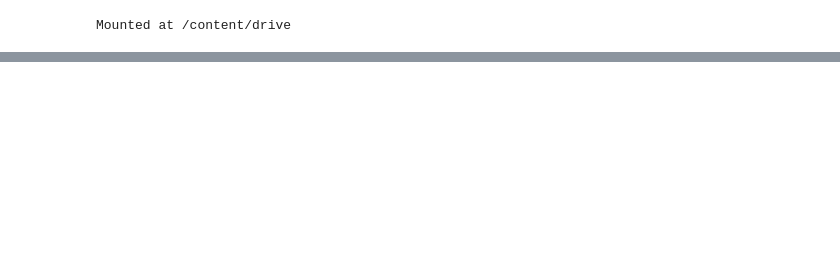
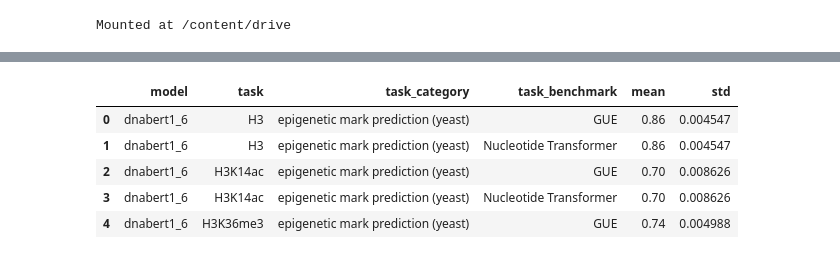
Before and after one commit to anihab/dnaTokenization, a Jupyter notebook: results.ipynb, the cells around one changed output, grey strips where cells are left out. Saved outputs shown, nothing was run; the diff lists cells and outputs as text; code cells hidden in the pictures; blank space fills up the shorter version.

```diff
--- a/results.ipynb
+++ b/results.ipynb
@@ -242,0 +59,14 @@ fig.show()
+# %%
+# group by model and task, calculate mean f1 and std
+mean_f1 = df.groupby(['model', 'task', 'task_category', 'task_benchmark']).agg({'f1': ['mean', 'std']})
+mean_f1.columns = ['mean', 'std']
+mean_f1['mean'] = mean_f1['mean'].round(2)
+mean_f1.reset_index(inplace=True)
+mean_f1.head()
+# %% [output]
+|  | model | task | task_category | task_benchmark | mean | std |
+| 0 | dnabert1_6 | H3 | epigenetic mark prediction (yeast) | GUE | 0.86 | 0.004547 |
+| 1 | dnabert1_6 | H3 | epigenetic mark prediction (yeast) | Nucleotide Transformer | 0.86 | 0.004547 |
+| 2 | dnabert1_6 | H3K14ac | epigenetic mark prediction (yeast) | GUE | 0.70 | 0.008626 |
+| 3 | dnabert1_6 | H3K14ac | epigenetic mark prediction (yeast) | Nucleotide Transformer | 0.70 | 0.008626 |
+| 4 | dnabert1_6 | H3K36me3 | epigenetic mark prediction (yeast) | GUE | 0.74 | 0.004988 |
```
Also changed, not shown: parts of 42 cells of this notebook.
